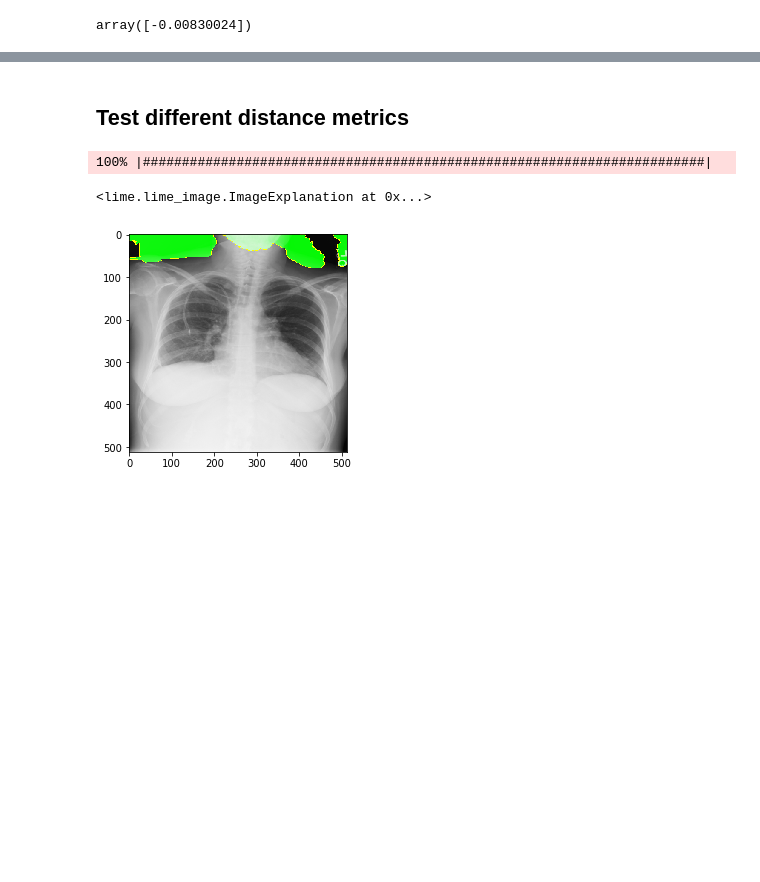
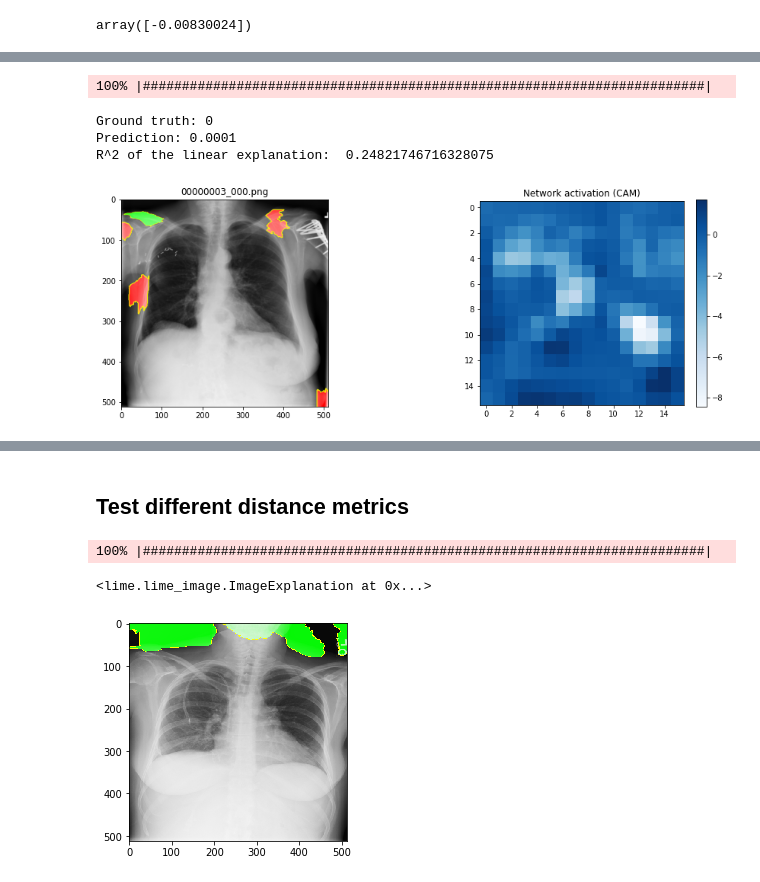
Before and after one commit to pdpino/cxr8, a Jupyter notebook: Demo_xai.ipynb, the cells around one changed output, grey strips where cells are left out. Drawn from its saved outputs; the diff is of its cells as text; code cells hidden in the pictures; blank space fills up the shorter version.

```diff
--- a/Demo_xai.ipynb
+++ b/Demo_xai.ipynb
@@ -160,0 +195,8 @@ R^2 of the linear explanation:  0.2701279493424147
+# %%
+expl = plot_lime_and_activation(TN[0], num_features=5)
+# %% [output]
+100% |########################################################################|
+Ground truth: 0
+Prediction: 0.0001
+R^2 of the linear explanation:  0.24821746716328075
+[figure, added]
```
Also changed, not shown: parts of 38 cells of this notebook, 16 other files.
